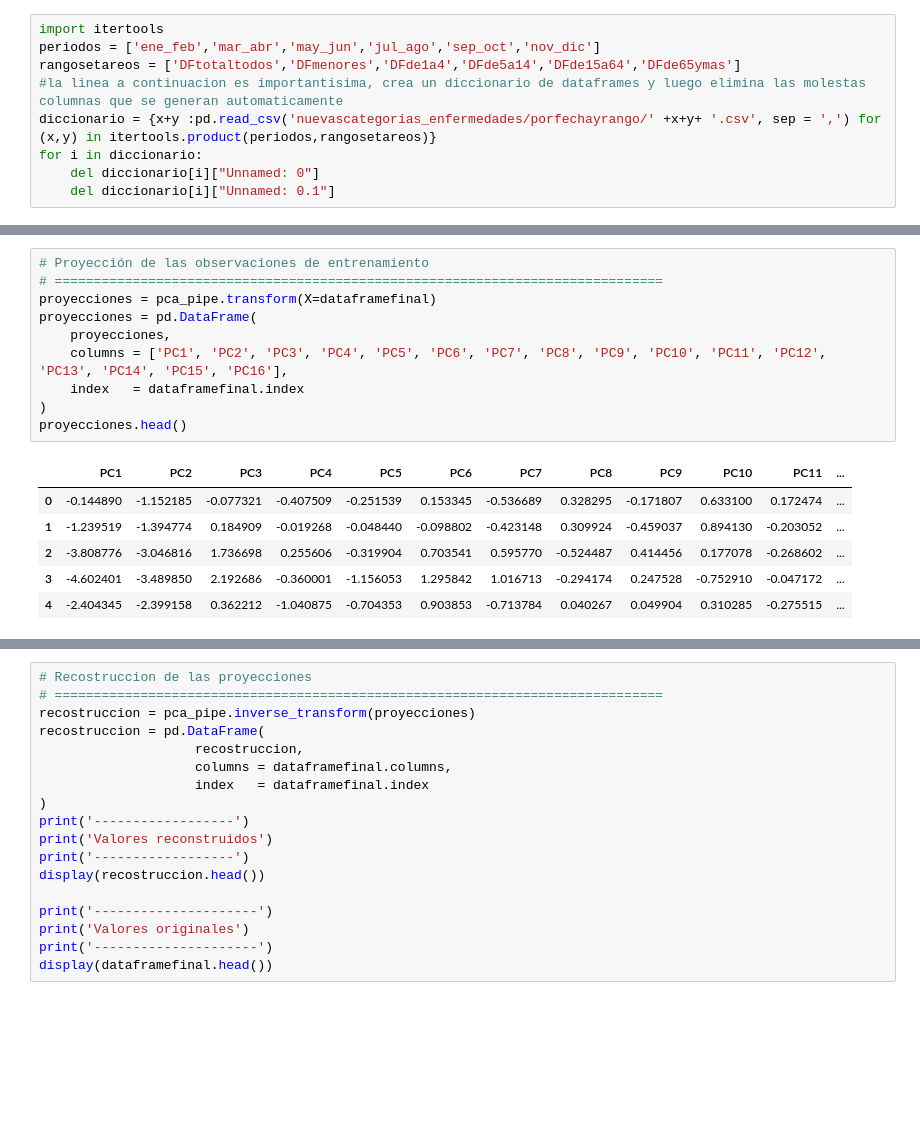
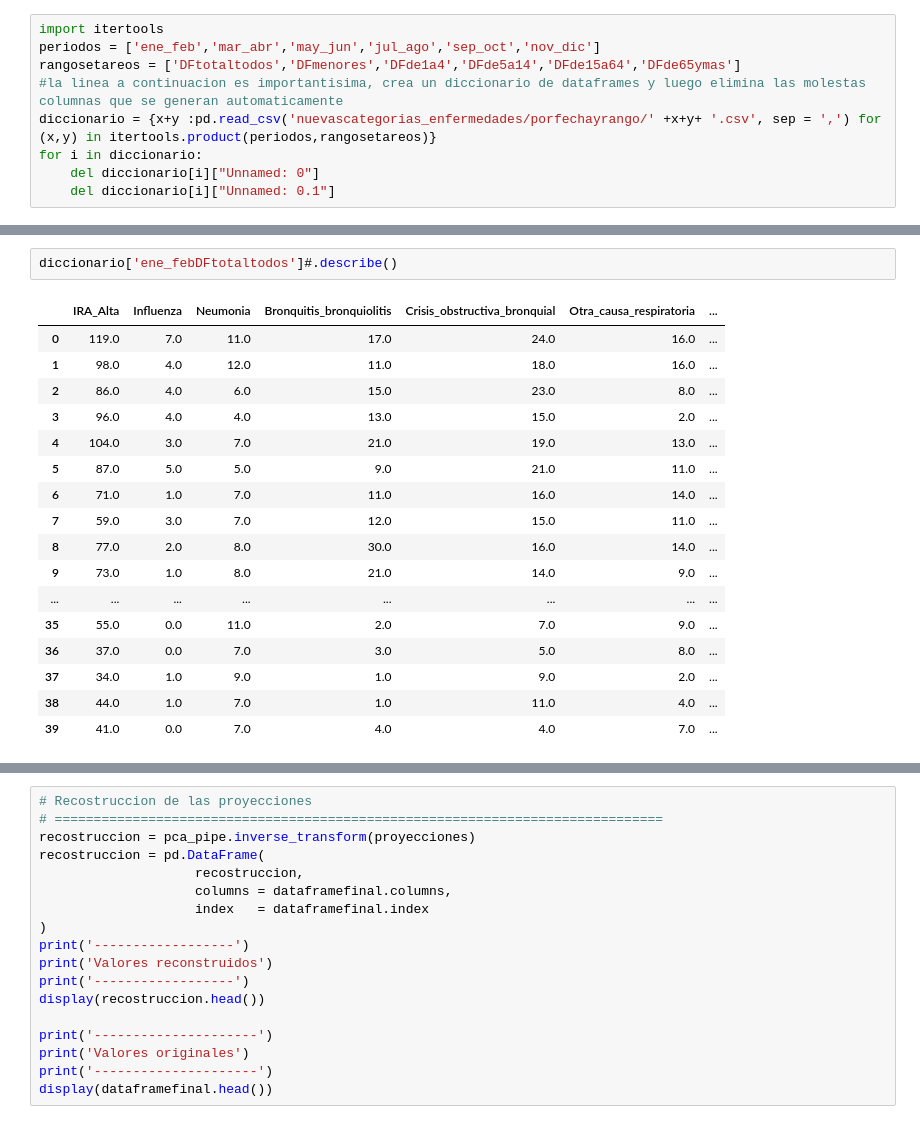
Before and after one commit to EscarabajoBomba/Proyecto_enfermedades, a Jupyter notebook: notebookcategorias.ipynb, the cells around one changed output, grey strips where cells are left out. Cells and saved outputs as stored; diff of their text form; blank space fills up the shorter version.

```diff
--- a/notebookcategorias.ipynb
+++ b/notebookcategorias.ipynb
@@ -320,17 +355,20 @@ Porcentaje de varianza explicada acumulada
-# %%
-# Proyección de las observaciones de entrenamiento
-# ==============================================================================
-proyecciones = pca_pipe.transform(X=dataframefinal)
-proyecciones = pd.DataFrame(
-    proyecciones,
-    columns = ['PC1', 'PC2', 'PC3', 'PC4', 'PC5', 'PC6', 'PC7', 'PC8', 'PC9', 'PC10', 'PC11', 'PC12', 'PC13', 'PC14', 'PC15', 'PC16'],
-    index   = dataframefinal.index
-)
-proyecciones.head()
-# %% [output]
-|  | PC1 | PC2 | PC3 | PC4 | PC5 | PC6 | PC7 | PC8 | PC9 | PC10 | PC11 | ... |
-| 0 | -0.144890 | -1.152185 | -0.077321 | -0.407509 | -0.251539 | 0.153345 | -0.536689 | 0.328295 | -0.171807 | 0.633100 | 0.172474 | ... |
-| 1 | -1.239519 | -1.394774 | 0.184909 | -0.019268 | -0.048440 | -0.098802 | -0.423148 | 0.309924 | -0.459037 | 0.894130 | -0.203052 | ... |
-| 2 | -3.808776 | -3.046816 | 1.736698 | 0.255606 | -0.319904 | 0.703541 | 0.595770 | -0.524487 | 0.414456 | 0.177078 | -0.268602 | ... |
-| 3 | -4.602401 | -3.489850 | 2.192686 | -0.360001 | -1.156053 | 1.295842 | 1.016713 | -0.294174 | 0.247528 | -0.752910 | -0.047172 | ... |
-| 4 | -2.404345 | -2.399158 | 0.362212 | -1.040875 | -0.704353 | 0.903853 | -0.713784 | 0.040267 | 0.049904 | 0.310285 | -0.275515 | ... |
+# %%
+diccionario['ene_febDFtotaltodos']#.describe()
+# %% [output]
+|  | IRA_Alta | Influenza | Neumonia | Bronquitis_bronquiolitis | Crisis_obstructiva_bronquial | Otra_causa_respiratoria | ... |
+| 0 | 119.0 | 7.0 | 11.0 | 17.0 | 24.0 | 16.0 | ... |
+| 1 | 98.0 | 4.0 | 12.0 | 11.0 | 18.0 | 16.0 | ... |
+| 2 | 86.0 | 4.0 | 6.0 | 15.0 | 23.0 | 8.0 | ... |
+| 3 | 96.0 | 4.0 | 4.0 | 13.0 | 15.0 | 2.0 | ... |
+| 4 | 104.0 | 3.0 | 7.0 | 21.0 | 19.0 | 13.0 | ... |
+| 5 | 87.0 | 5.0 | 5.0 | 9.0 | 21.0 | 11.0 | ... |
+| 6 | 71.0 | 1.0 | 7.0 | 11.0 | 16.0 | 14.0 | ... |
+| 7 | 59.0 | 3.0 | 7.0 | 12.0 | 15.0 | 11.0 | ... |
+| 8 | 77.0 | 2.0 | 8.0 | 30.0 | 16.0 | 14.0 | ... |
+| 9 | 73.0 | 1.0 | 8.0 | 21.0 | 14.0 | 9.0 | ... |
+| ... | ... | ... | ... | ... | ... | ... | ... |
+| 35 | 55.0 | 0.0 | 11.0 | 2.0 | 7.0 | 9.0 | ... |
+| 36 | 37.0 | 0.0 | 7.0 | 3.0 | 5.0 | 8.0 | ... |
+| 37 | 34.0 | 1.0 | 9.0 | 1.0 | 9.0 | 2.0 | ... |
+| 38 | 44.0 | 1.0 | 7.0 | 1.0 | 11.0 | 4.0 | ... |
+| 39 | 41.0 | 0.0 | 7.0 | 4.0 | 4.0 | 7.0 | ... |
```
Also changed, not shown: parts of 30 cells of this notebook.
